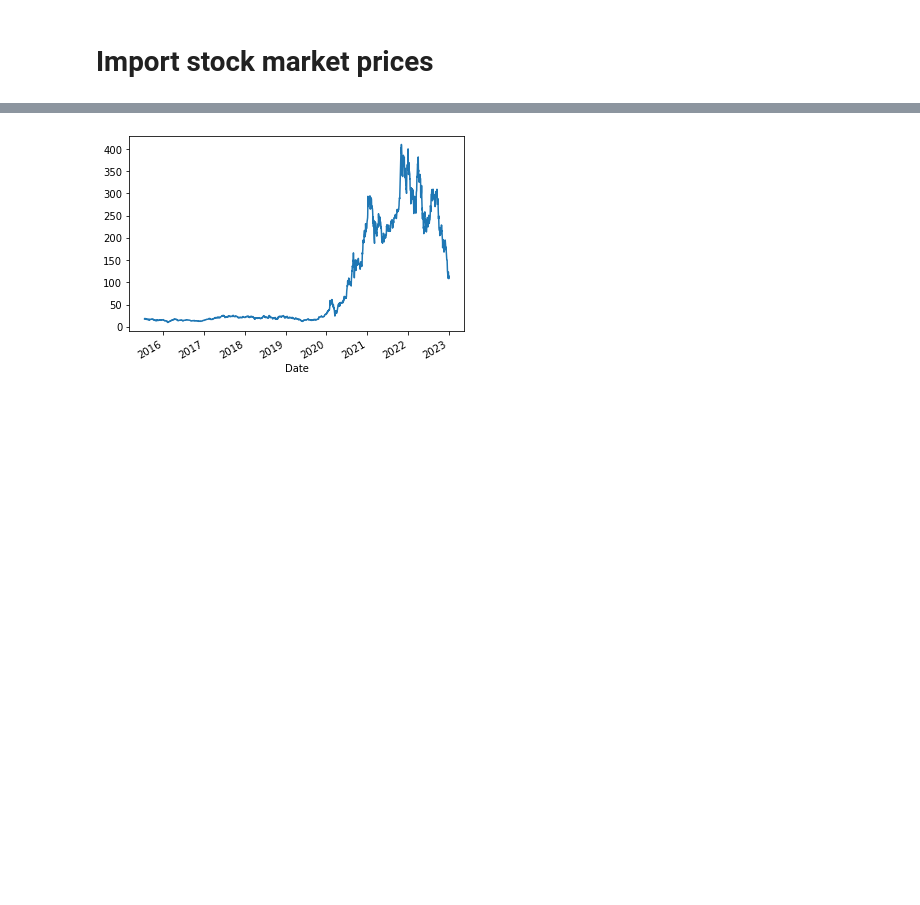
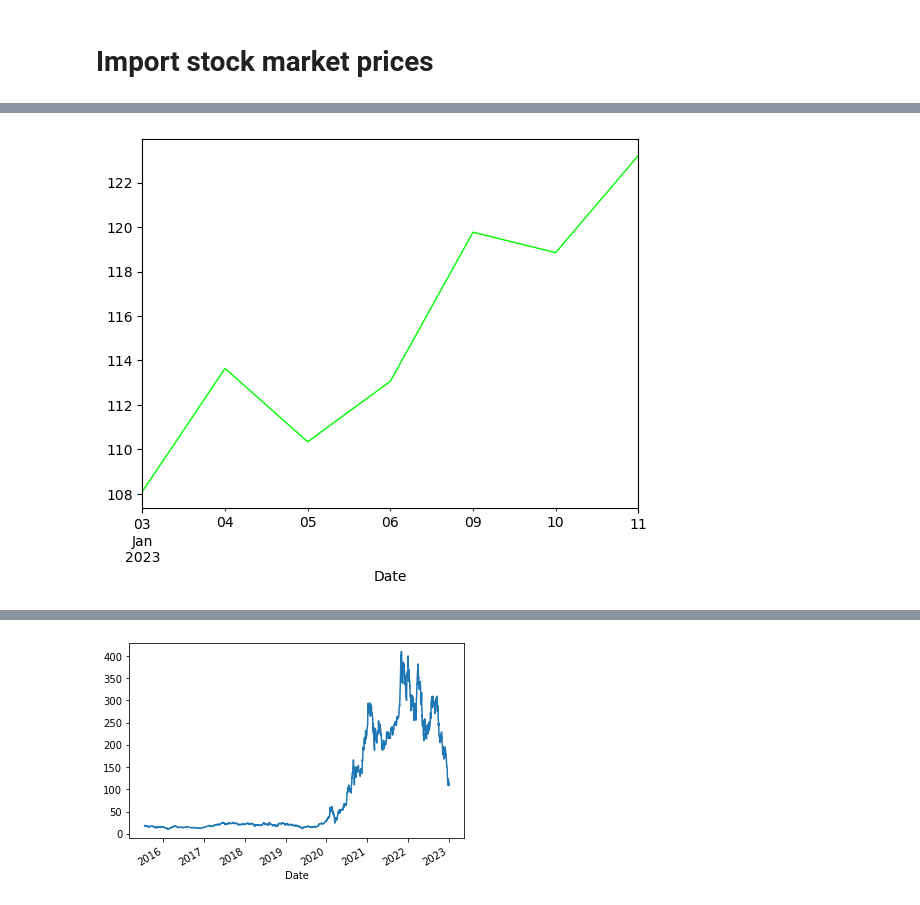
Before and after one commit to ludvigdoeser/scalableMLproject, a Jupyter notebook: Development.ipynb, the cells around one changed output, grey strips where cells are left out. Saved outputs shown, nothing was run; the diff lists cells and outputs as text; code cells hidden in the pictures; blank space fills up the shorter version.

```diff
--- a/Development.ipynb
+++ b/Development.ipynb
@@ -729,0 +781,17 @@ Final size of dataframe (1, 6)
+# %%
+# Get the current date and the date one month ago
+today = date.today()
+print('today = ',today)
+a_week_ago = today - timedelta(days=10)
+
+# Get the TSLA stock data from yfinance
+tsla = yf.Ticker("TSLA") #VEFAB.ST
+
+# get historical market data
+data = tsla.history(start=a_week_ago, end=today)
+data = data.drop(columns=['Dividends','Stock Splits'])
+
+print('data = ',data)
+data['Close'].plot(c='lime',lw=1)
+print('close = ',data['Close'])
+# %% [output]
@@ -729,0 +815 @@ Final size of dataframe (1, 6)
+[figure, added]
```
Also changed, not shown: parts of 82 cells of this notebook, 2 other files.
